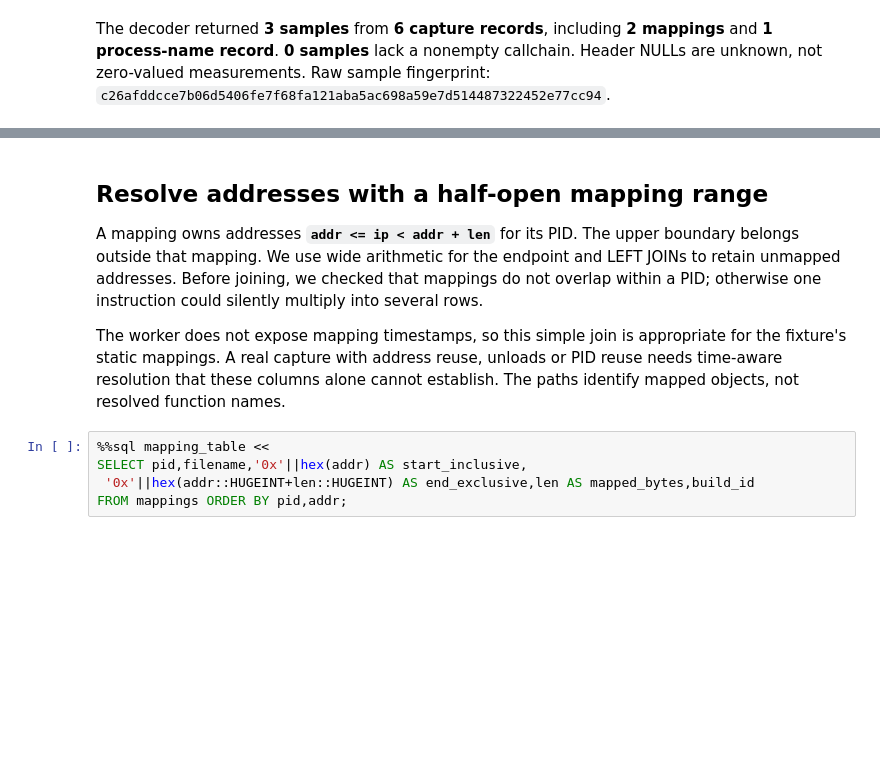
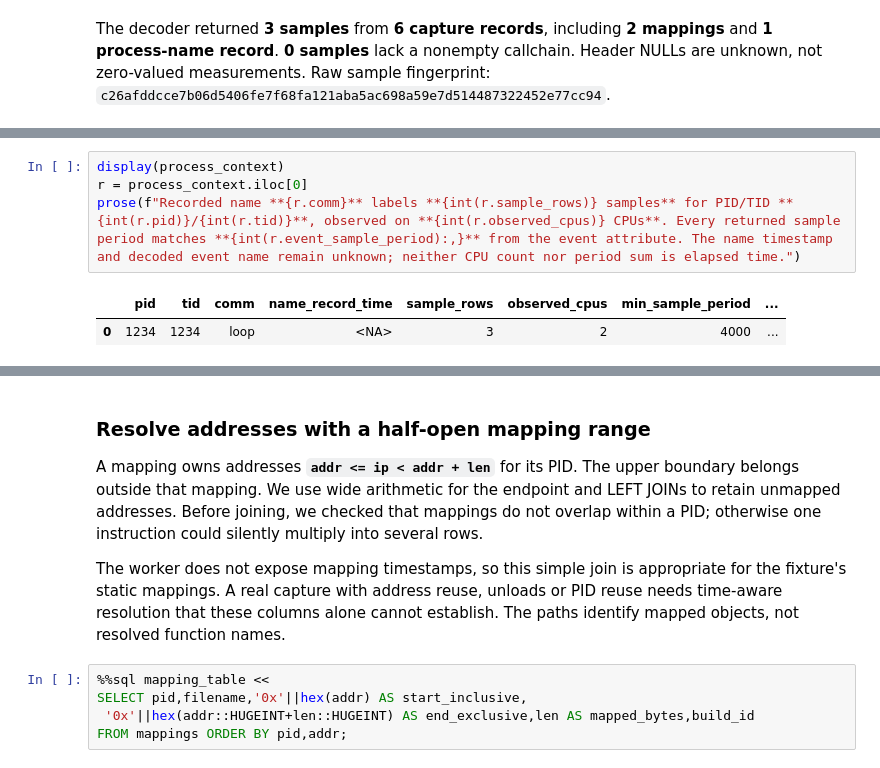
Before and after one commit to Query-farm/vgi-perf, a Jupyter notebook: notebooks/01_self_samples_and_inclusive_stacks.ipynb, the cells around one changed output, grey strips where cells are left out. Saved outputs shown, nothing was run; the diff lists cells and outputs as text; blank space fills up the shorter version.

```diff
--- a/notebooks/01_self_samples_and_inclusive_stacks.ipynb
+++ b/notebooks/01_self_samples_and_inclusive_stacks.ipynb
@@ -130,0 +164,7 @@ The decoder returned **3 samples** from **6 capture records**, including **2 map
+# %%
+display(process_context)
+r = process_context.iloc[0]
+prose(f"Recorded name **{r.comm}** labels **{int(r.sample_rows)} samples** for PID/TID **{int(r.pid)}/{int(r.tid)}**, observed on **{int(r.observed_cpus)} CPUs**. Every returned sample period matches **{int(r.event_sample_period):,}** from the event attribute. The name timestamp and decoded event name remain unknown; neither CPU count nor period sum is elapsed time.")
+# %% [output]
+|  | pid | tid | comm | name_record_time | sample_rows | observed_cpus | min_sample_period | ... |
+| 0 | 1234 | 1234 | loop | <NA> | 3 | 2 | 4000 | ... |
@@ -131,5 +172,5 @@ The decoder returned **3 samples** from **6 capture records**, including **2 map
 # %% [markdown]
-## Resolve addresses with a half-open mapping range
+### Resolve addresses with a half-open mapping range
 
 A mapping owns addresses **`addr <= ip < addr + len`** for its PID. The upper boundary belongs outside that mapping. We use wide arithmetic for the endpoint and LEFT JOINs to retain unmapped addresses. Before joining, we checked that mappings do not overlap within a PID; otherwise one instruction could silently multiply into several rows.
 
```
Also changed, not shown: parts of 23 cells of this notebook, 9 other files.
